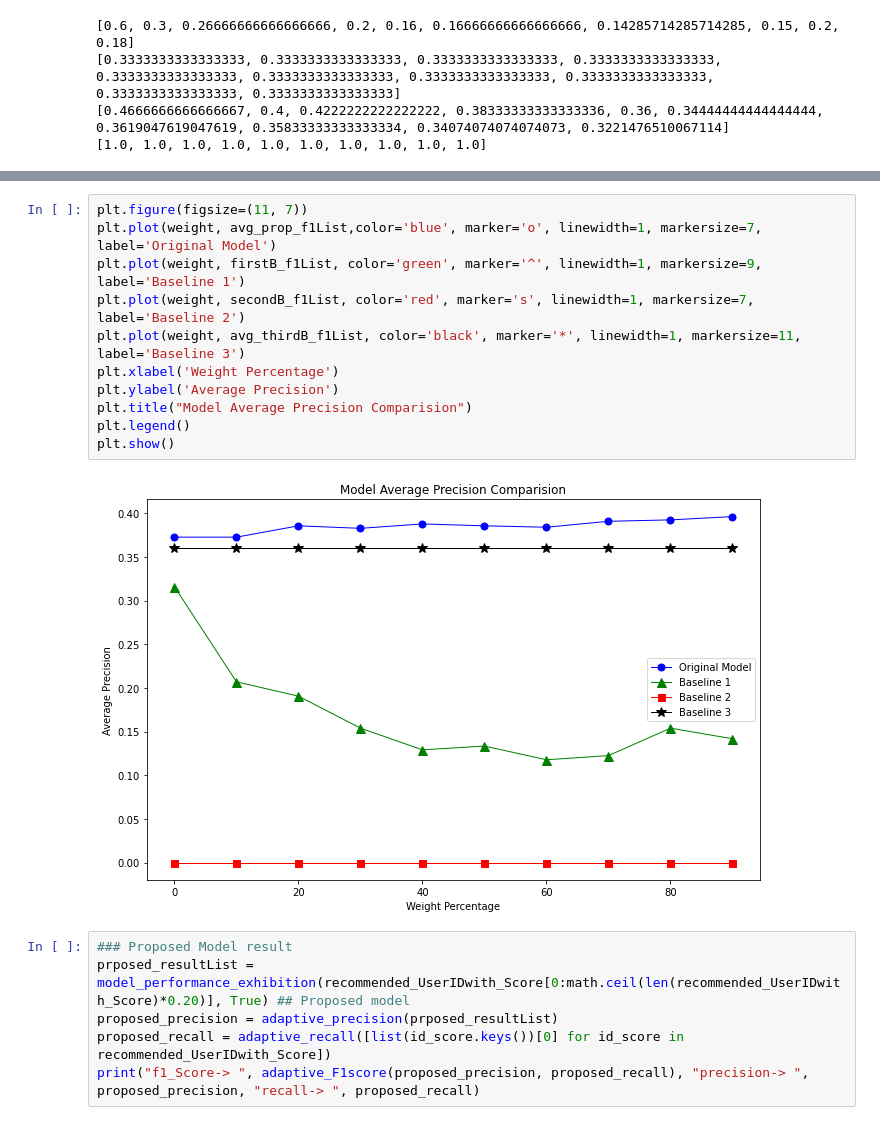
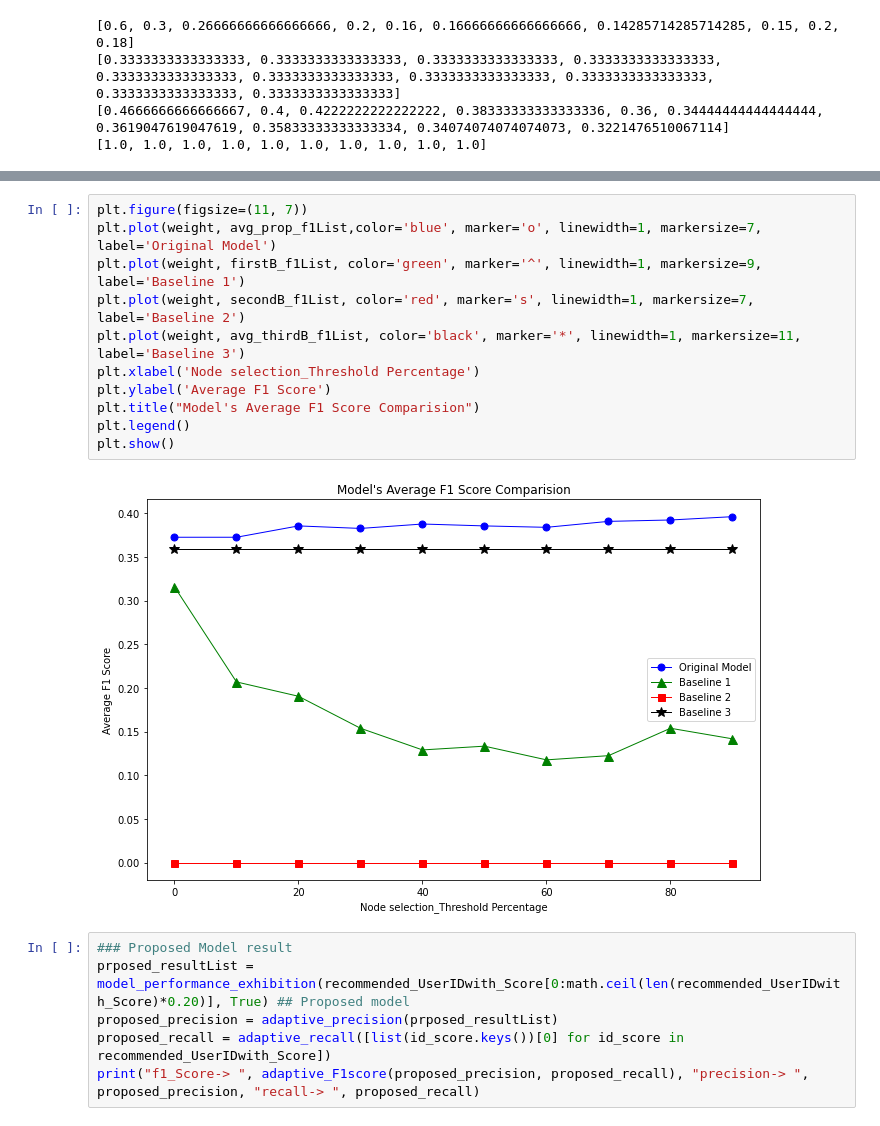
Before and after one commit to abose17/CTI-UserNode-Identification, a Jupyter notebook: cti_source_identification_V6.ipynb, the cells around one changed output, grey strips where cells are left out. Cells and saved outputs as stored; diff of their text form.

```diff
--- a/cti_source_identification_V6.ipynb
+++ b/cti_source_identification_V6.ipynb
@@ -871,16 +871,16 @@ plt.show()
 # %%
 plt.figure(figsize=(11, 7))
 plt.plot(weight, avg_prop_f1List,color='blue', marker='o', linewidth=1, markersize=7, label='Original Model')
 plt.plot(weight, firstB_f1List, color='green', marker='^', linewidth=1, markersize=9, label='Baseline 1')
 plt.plot(weight, secondB_f1List, color='red', marker='s', linewidth=1, markersize=7, label='Baseline 2')
 plt.plot(weight, avg_thirdB_f1List, color='black', marker='*', linewidth=1, markersize=11, label='Baseline 3')
-plt.xlabel('Weight Percentage')
-plt.ylabel('Average Precision')
-plt.title("Model Average Precision Comparision")
+plt.xlabel('Node selection_Threshold Percentage')
+plt.ylabel('Average F1 Score')
+plt.title("Model's Average F1 Score Comparision")
 plt.legend()
 plt.show()
 # %% [output]
-[figure, old version]
+[figure, new version]
 # %%
 ### Proposed Model result
 prposed_resultList = model_performance_exhibition(recommended_UserIDwith_Score[0:math.ceil(len(recommended_UserIDwith_Score)*0.20)], True) ## Proposed model
```
Also changed, not shown: parts of 2 cells of this notebook.
